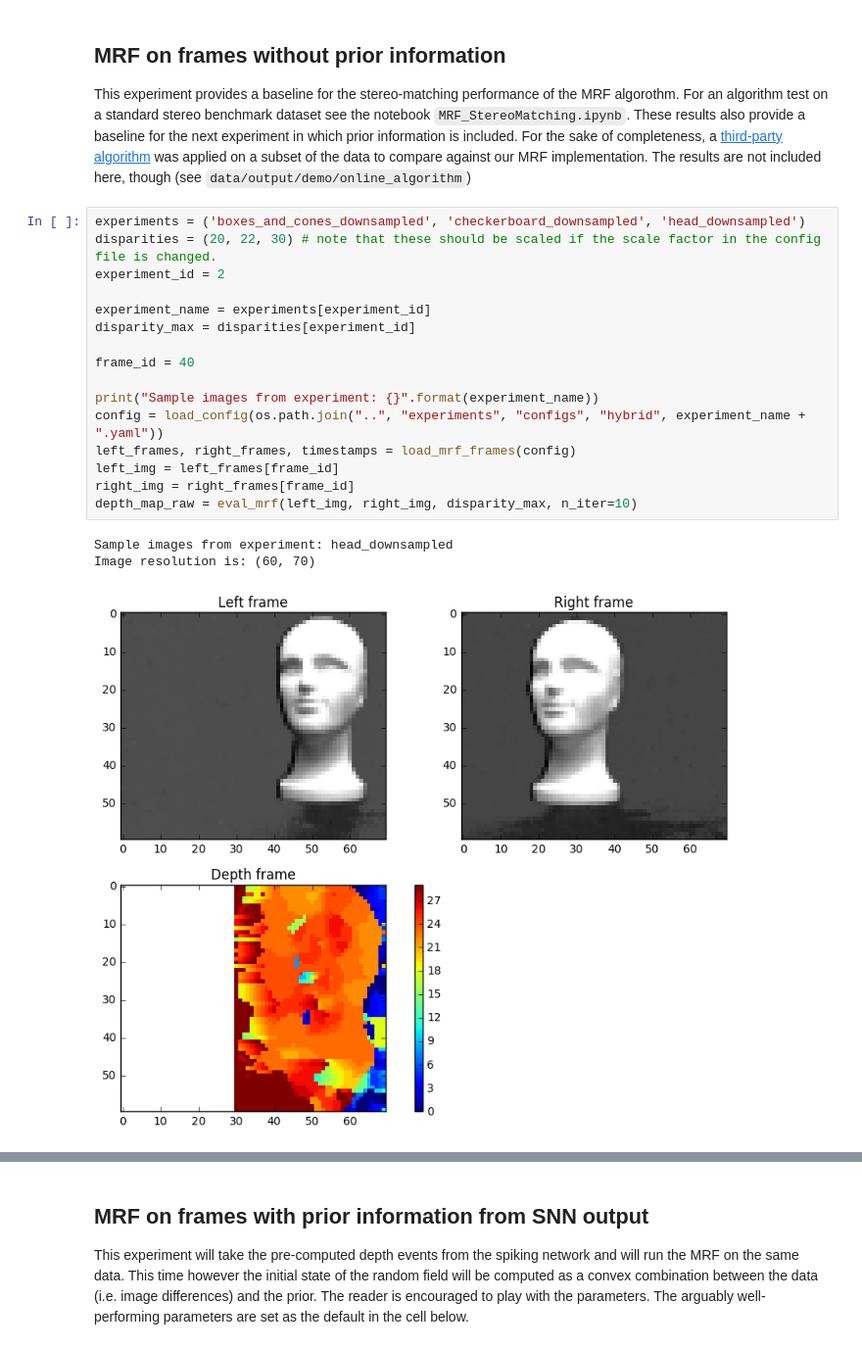
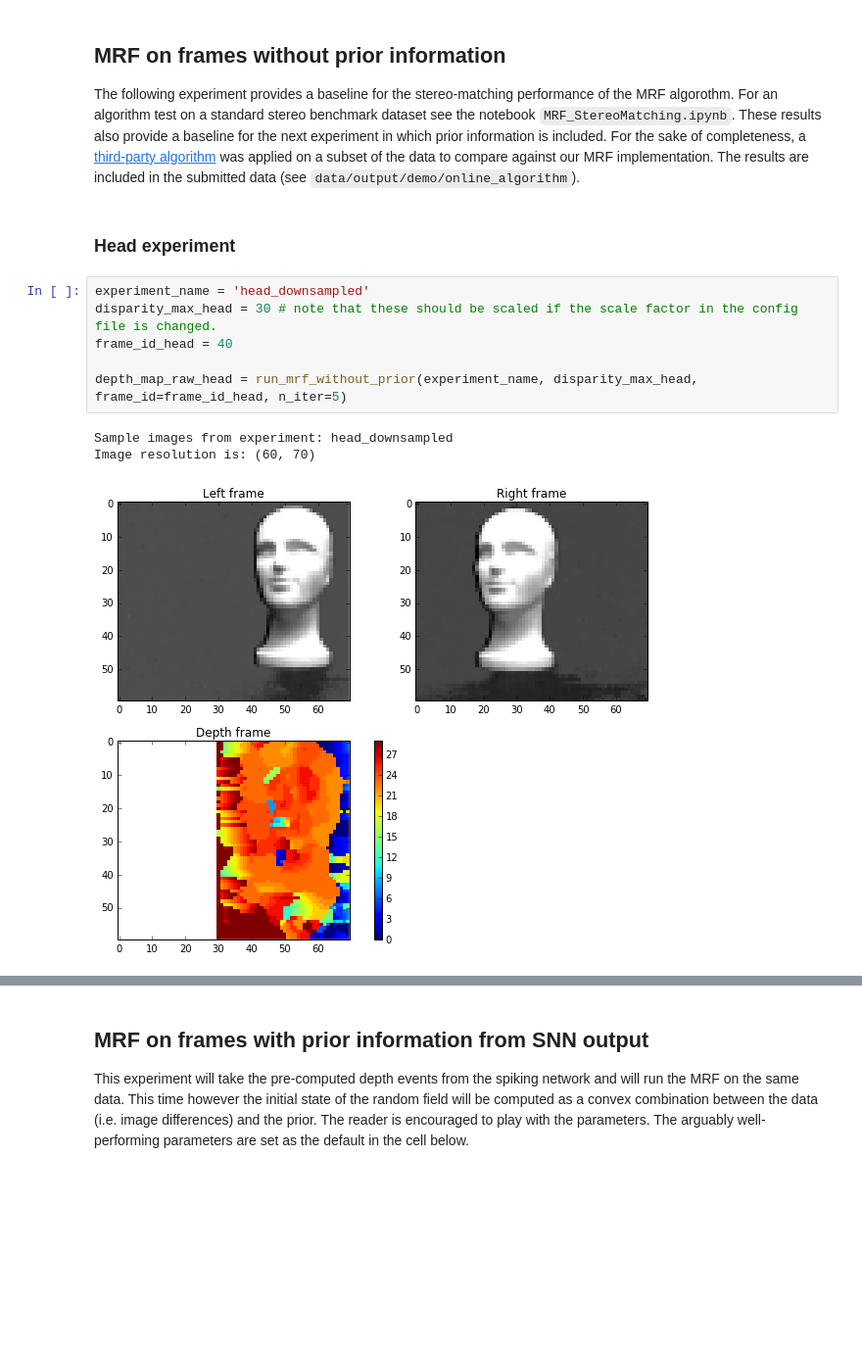
Before and after one commit to gdikov/hybrid-stereo-matching, a Jupyter notebook: notebooks/evaluation.ipynb, the cells around one changed output, grey strips where cells are left out. Shown at 98% size. Cells and saved outputs as stored; diff of their text form; blank space fills up the shorter version.

Commit message:
update evaluation notebook

```diff
--- a/notebooks/evaluation.ipynb
+++ b/notebooks/evaluation.ipynb
@@ -268,25 +428,17 @@ def adjust_events_from_motion(retina_spikes, depth_events,
 # %% [markdown]
 ## MRF on frames without prior information
 
-This experiment provides a baseline for the stereo-matching performance of the MRF algorothm.
-For an algorithm test on a standard stereo benchmark dataset see the notebook `MRF_StereoMatching.ipynb`. These results also provide a baseline for the next experiment in which prior information is included. For the sake of completeness, a [third-party algorithm](http://www.ivs.auckland.ac.nz/quick_stereo/index.php) was applied on a subset of the data to compare against our MRF implementation. The results are not included here, though (see `data/output/demo/online_algorithm`)
+The following experiment provides a baseline for the stereo-matching performance of the MRF algorothm.
+For an algorithm test on a standard stereo benchmark dataset see the notebook `MRF_StereoMatching.ipynb`. These results also provide a baseline for the next experiment in which prior information is included. For the sake of completeness, a [third-party algorithm](http://www.ivs.auckland.ac.nz/quick_stereo/index.php) was applied on a subset of the data to compare against our MRF implementation. The results are included in the submitted data (see `data/output/demo/online_algorithm`).
-# %%
-experiments = ('boxes_and_cones_downsampled', 'checkerboard_downsampled', 'head_downsampled')
-disparities = (20, 22, 30) # note that these should be scaled if the scale factor in the config file is changed.
-experiment_id = 2
-
-experiment_name = experiments[experiment_id]
-disparity_max = disparities[experiment_id]
-
-frame_id = 40
-
-print("Sample images from experiment: {}".format(experiment_name))
-config = load_config(os.path.join("..", "experiments", "configs", "hybrid", experiment_name + ".yaml"))
-left_frames, right_frames, timestamps = load_mrf_frames(config)
-left_img = left_frames[frame_id]
-right_img = right_frames[frame_id]
-depth_map_raw = eval_mrf(left_img, right_img, disparity_max, n_iter=10)
-# %% [output]
-Sample images from experiment: head_downsampled
-Image resolution is: (60, 70)
-[figure, removed]
+# %% [markdown]
+### Head experiment
+# %%
+experiment_name = 'head_downsampled'
+disparity_max_head = 30 # note that these should be scaled if the scale factor in the config file is changed.
+frame_id_head = 40
+
+depth_map_raw_head = run_mrf_without_prior(experiment_name, disparity_max_head, frame_id=frame_id_head, n_iter=5)
+# %% [output]
+Sample images from experiment: head_downsampled
+Image resolution is: (60, 70)
+[figure, added]
```
Also changed, not shown: parts of 35 cells of this notebook.
